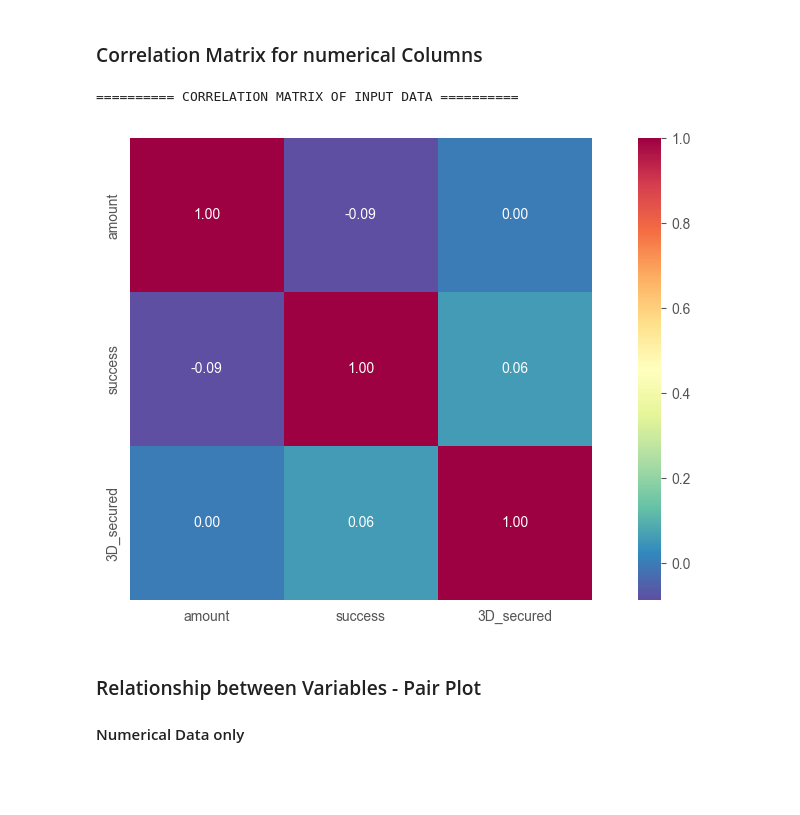
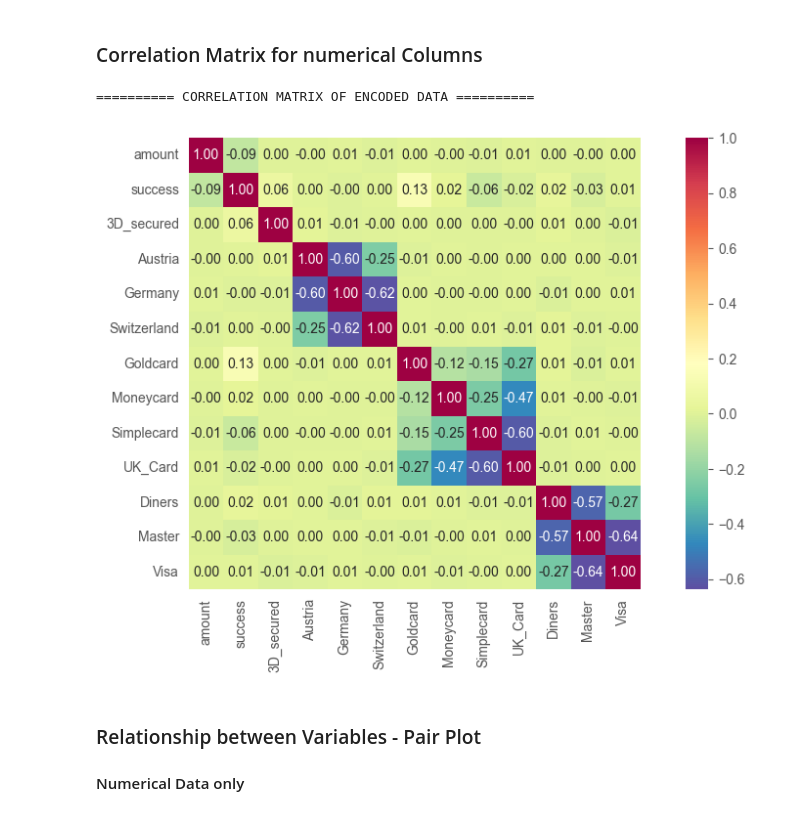
Before and after one commit to fxwest/DLMDWME01_Fallstudie, a Jupyter notebook: notebooks/01-wef-data-analysis.ipynb, the cells around one changed output. Cells and saved outputs as stored; diff of their text form; code cells hidden in the pictures; blank space fills up the shorter version.

```diff
--- a/notebooks/01-wef-data-analysis.ipynb
+++ b/notebooks/01-wef-data-analysis.ipynb
@@ -13,7 +13,8 @@ from matplotlib import rcParams
 # %% [markdown]
 ### Parameter
 # %%
-FILE_PATH_INPUT_DATA = r"../data/processed/Cleaned_Input_Data.csv"
+FILE_PATH_CLEANED_DATA = r"../data/processed/Cleaned_Input_Data.csv"
+FILE_PATH_ENCODED_DATA = r"../data/processed/Encoded_Input_Data.csv"
 # %% [markdown]
 ### Plot Style
 # %%
@@ -44,0 +25,5 @@ print(input_data)
+# %%
+cleaned_data = pd.read_csv(FILE_PATH_CLEANED_DATA, parse_dates=[0])                     # Load data files
+encoded_data = pd.read_csv(FILE_PATH_ENCODED_DATA, parse_dates=[0])
+print(f"Cleaned Data loaded from Excel: \n{cleaned_data.head()}")
+print(f"Encoded Data loaded from Excel: \n{encoded_data.head()}")
@@ -137,19 +140,19 @@ plt.show()
 # %% [markdown]
 ### Correlation Matrix for numerical Columns
 # %%
-print(f"========== CORRELATION MATRIX OF INPUT DATA ==========")
-corrmat = input_data.corr(method="pearson")
+print(f"========== CORRELATION MATRIX OF ENCODED DATA ==========")
+corrmat = encoded_data.corr(method="pearson")
 np.round(corrmat,2)
 hm = sns.heatmap(corrmat,
                  cbar=True,
                  annot=True,
                  square=True,
                  fmt='.2f',
                  annot_kws={'size': 10},
                  cmap="Spectral_r")
 # %% [output]
-========== CORRELATION MATRIX OF INPUT DATA ==========
+========== CORRELATION MATRIX OF ENCODED DATA ==========
-[figure, old version]
+[figure, new version]
 # %% [markdown]
 ### Relationship between Variables - Pair Plot
 #### Numerical Data only
```
Also changed, not shown: parts of 8 cells of this notebook, 5 other files.
